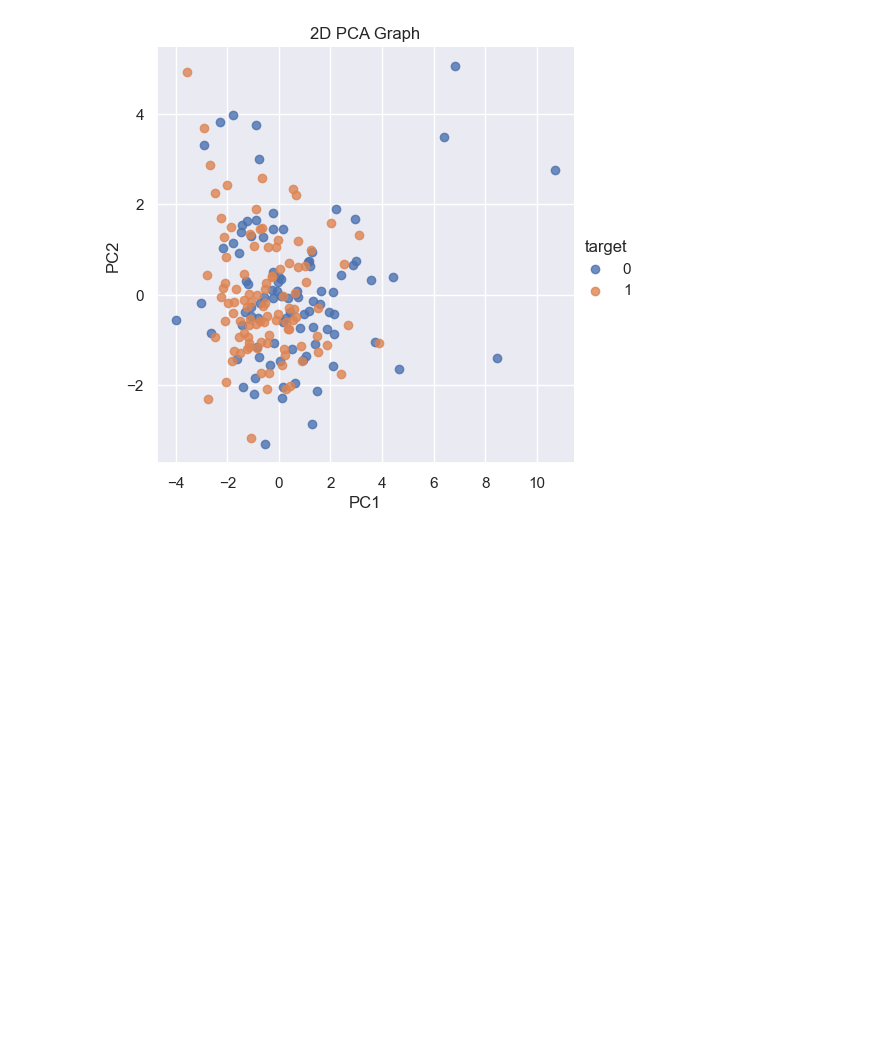
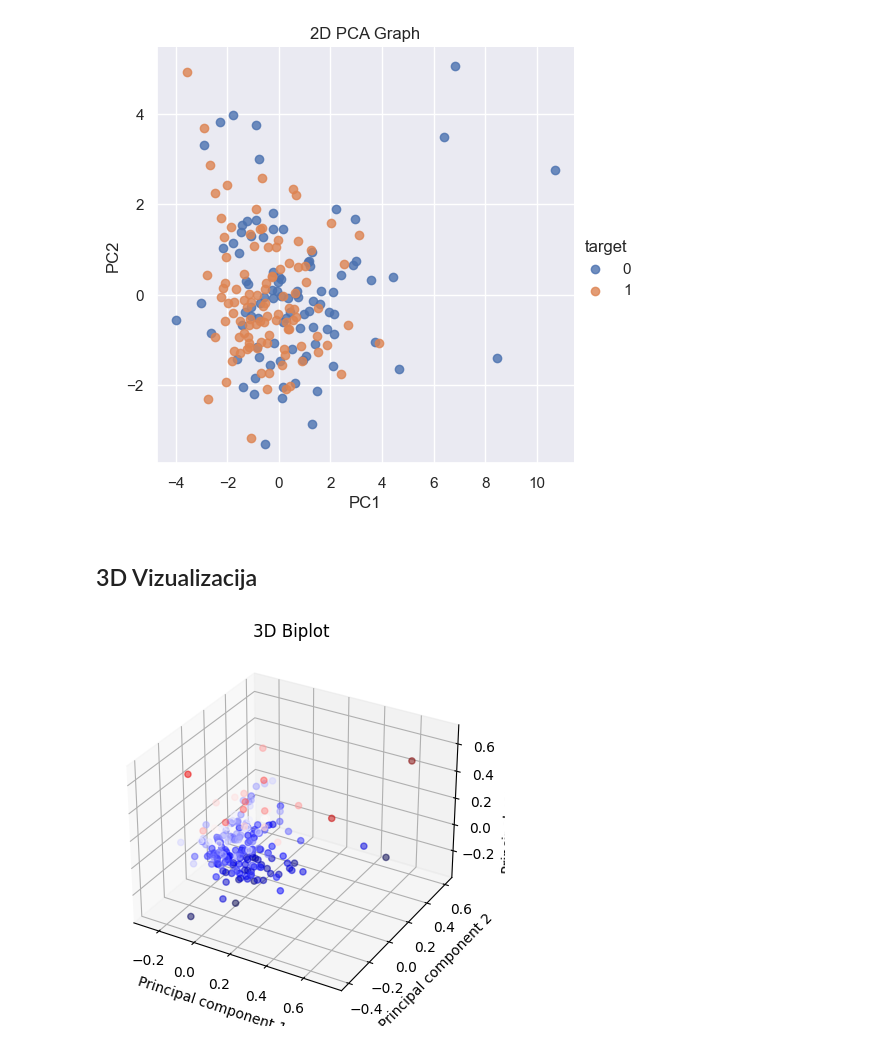
Before and after one commit to borbregant/institut, a Jupyter notebook: PCA.ipynb, the cells around one changed output. Cells and saved outputs as stored; diff of their text form; code cells hidden in the pictures; blank space fills up the shorter version.

```diff
--- a/PCA.ipynb
+++ b/PCA.ipynb
@@ -108,3 +110,83 @@ plt.title('2D PCA Graph')
 plt.show()
 # %% [output]
 [figure]
+# %% [markdown]
+## 3D Vizualizacija
+# %%
+from mpl_toolkits.mplot3d import Axes3D
+
+plt.style.use('default')
+
+pca = PCA(n_components=3)
+
+# Fit and transform data
+pca_features = pca.fit_transform(x_scaled)
+
+#feature_names = df.feature_names
+
+# Create dataframe
+pca_df = pd.DataFrame(
+    data=pca_features,
+    columns=['PC1', 'PC2', 'PC3'])
+
+# Apply the targett names
+pca_df['target'] = y
+
+# Create the scaled PCA dataframe
+pca_df_scaled = pca_df.copy()
+
+scaler_df = pca_df[['PC1', 'PC2', 'PC3']]
+scaler = 1 / (scaler_df.max() - scaler_df.min())
+
+for index in scaler.index:
+    pca_df_scaled[index] *= scaler[index]
+
+# Initialize the 3D graph
+fig = plt.figure()
+ax = fig.add_subplot(111, projection='3d')
+
+# Define scaled features as arrays
+xdata = pca_df_scaled['PC1']
+ydata = pca_df_scaled['PC2']
+zdata = pca_df_scaled['PC3']
+
+# Plot 3D scatterplot of PCA
+ax.scatter3D(
+    xdata,
+    ydata,
+    zdata,
+    c=zdata,
+    cmap='seismic',
+    alpha=0.5)
+
+# Define the x, y, z variables
+loadings = pca.components_
+xs = loadings[0]
+ys = loadings[1]
+zs = loadings[2]
+
+# Plot the loadings
+"""for i, varnames in enumerate(feature_names):
+    ax.scatter(xs[i], ys[i], zs[i], s=200)
+    ax.text(
+        xs[i] + 0.1,
+        ys[i] + 0.1,
+        zs[i] + 0.1,
+        varnames)"""
+
+# Plot the arrows
+"""x_arr = np.zeros(len(loadings[0]))
+y_arr = z_arr = x_arr
+ax.quiver(x_arr, y_arr, z_arr, xs, ys, zs)"""
+
+# Plot title of graph
+plt.title(f'3D Biplot')
+
+# Plot x, y, z labels
+ax.set_xlabel('Principal component 1', rotation=150)
+ax.set_ylabel('Principal component 2')
+ax.set_zlabel('Principal component 3', rotation=60)
+
+plt.show()
+# %% [output]
+[figure, added]
```
Also changed, not shown: parts of 2 cells of this notebook.
